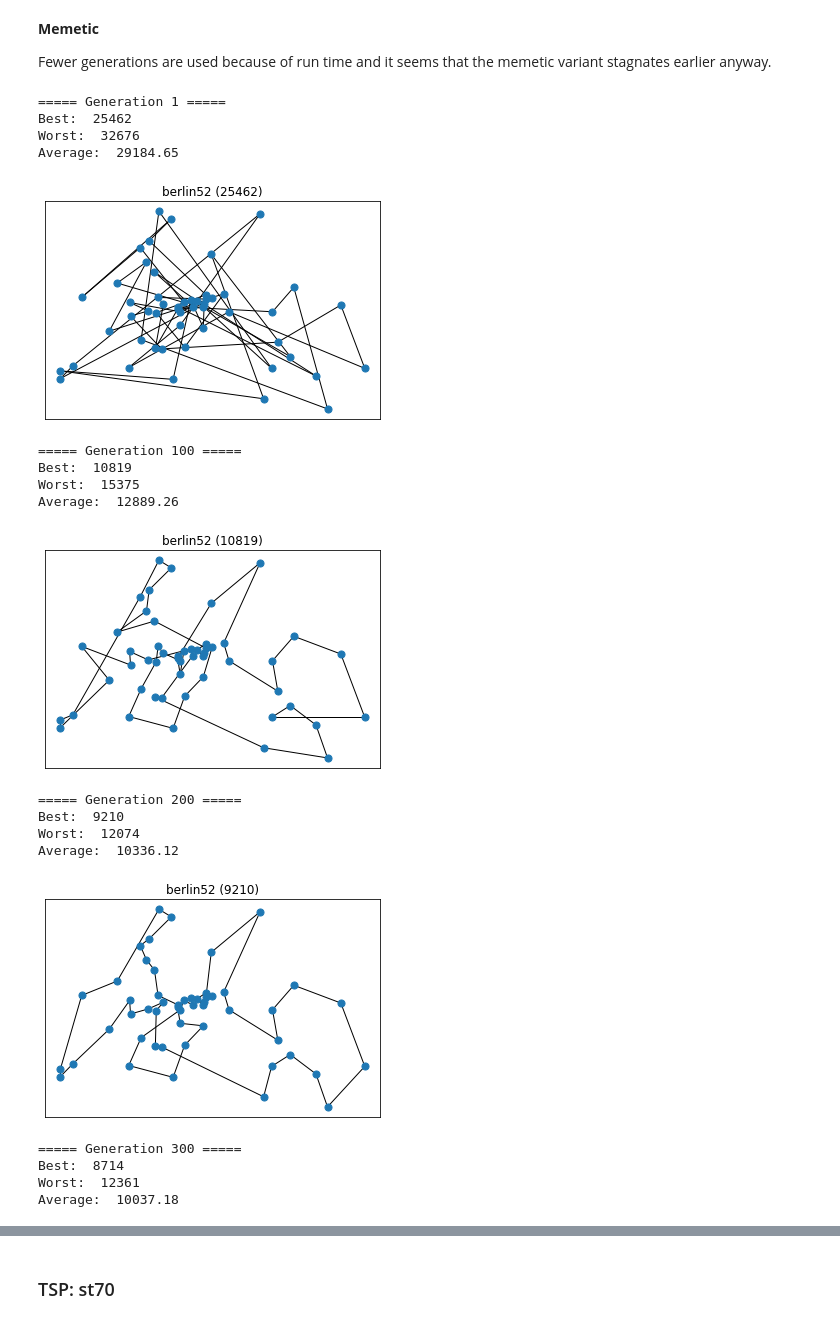
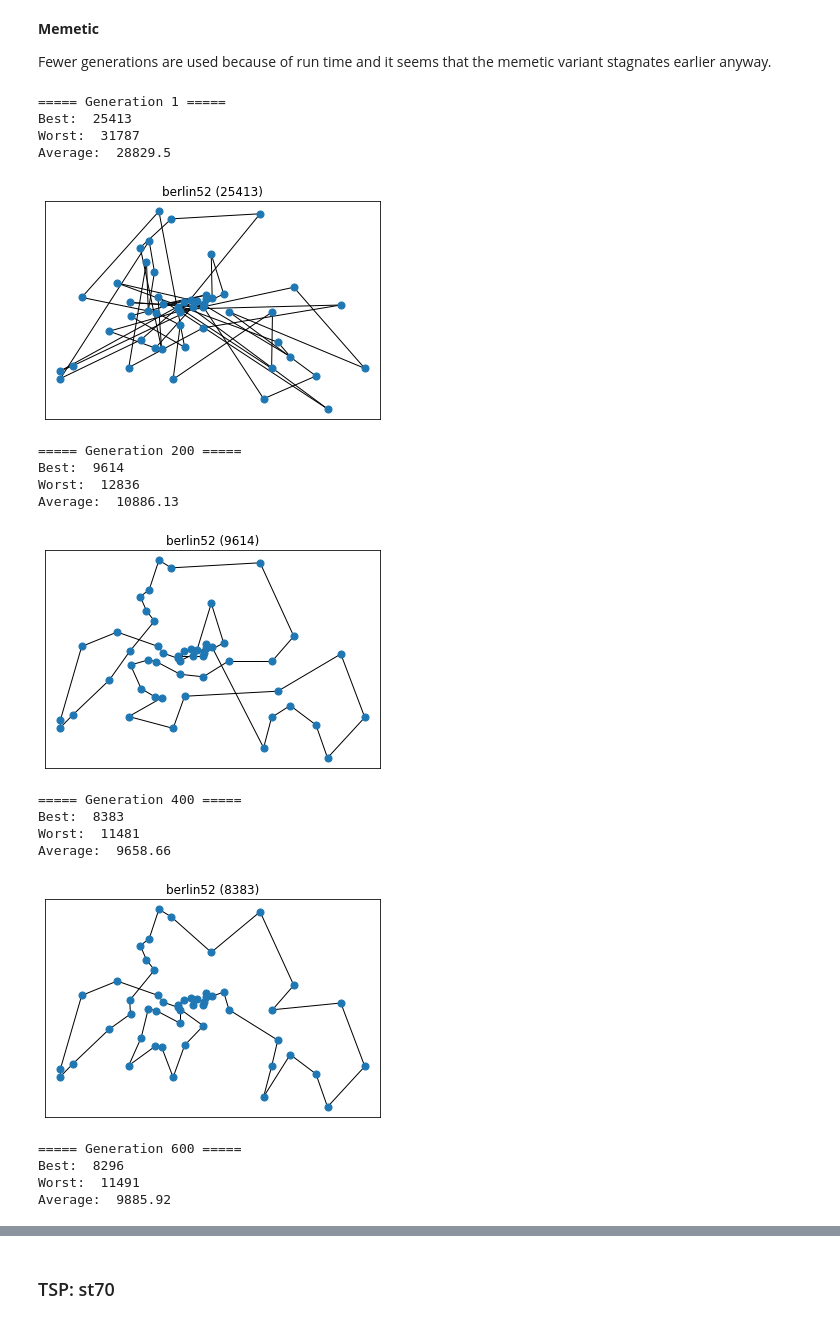
Before and after one commit to rusane/natural-computing, a Jupyter notebook: Evolutionary Computation/TSP.ipynb, the cells around one changed output, grey strips where cells are left out. Drawn from its saved outputs; the diff is of its cells as text; code cells hidden in the pictures.

```diff
--- a/Evolutionary Computation/TSP.ipynb
+++ b/Evolutionary Computation/TSP.ipynb
@@ -276,7 +292,7 @@ def next_generation_memetic(problem, mating_pool, size, p_c, p_m):
         new_population += [ child1, child2 ]
     return new_population
 # %%
-def memetic_TSP(problem, size=100, nr_of_generations=200, p_c=0.9, p_m=0.2, elitism=0.1, plot_every=-1):
+def memetic_TSP(problem, size=40, nr_of_generations=200, p_c=0.9, p_m=0.2, elitism=0.1, plot_every=-1):
     # history
     generations = []
 
@@ -431,24 +447,24 @@ Standard deviation: 183.1690203063826
 
 Fewer generations are used because of run time and it seems that the memetic variant stagnates earlier anyway.
 # %%
-main_memetic(berlin52_problem, berlin52_solution, 500)
+main_memetic(berlin52_problem, berlin52_solution, 1000)
 # %% [output]
 ===== Generation 1 =====
-Best:  25462
-Worst:  32676
-Average:  29184.65
+Best:  25413
+Worst:  31787
+Average:  28829.5
-[figure, old version]
+[figure, new version]
-===== Generation 100 =====
-Best:  10819
-Worst:  15375
-Average:  12889.26
+===== Generation 200 =====
+Best:  9614
+Worst:  12836
+Average:  10886.13
-[figure, old version]
+[figure, new version]
-===== Generation 200 =====
-Best:  9210
-Worst:  12074
-Average:  10336.12
+===== Generation 400 =====
+Best:  8383
+Worst:  11481
+Average:  9658.66
-[figure, old version]
+[figure, new version]
-===== Generation 300 =====
-Best:  8714
-Worst:  12361
-Average:  10037.18
+===== Generation 600 =====
+Best:  8296
+Worst:  11491
+Average:  9885.92
```
Also changed, not shown: parts of 10 cells of this notebook.
